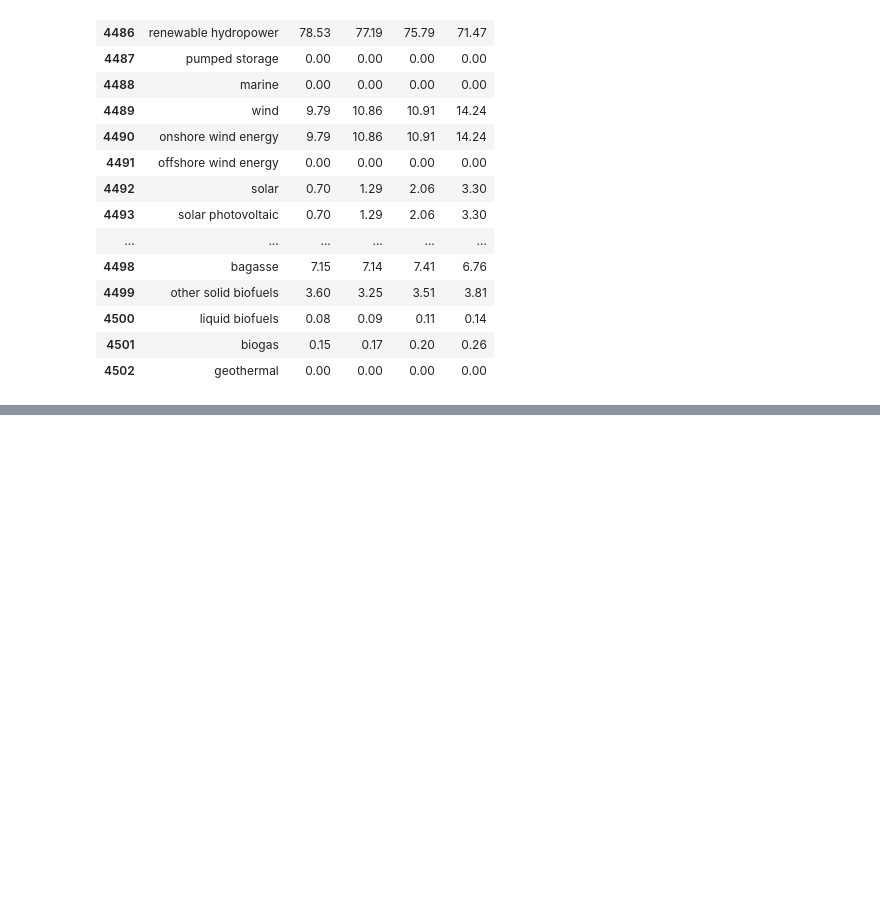
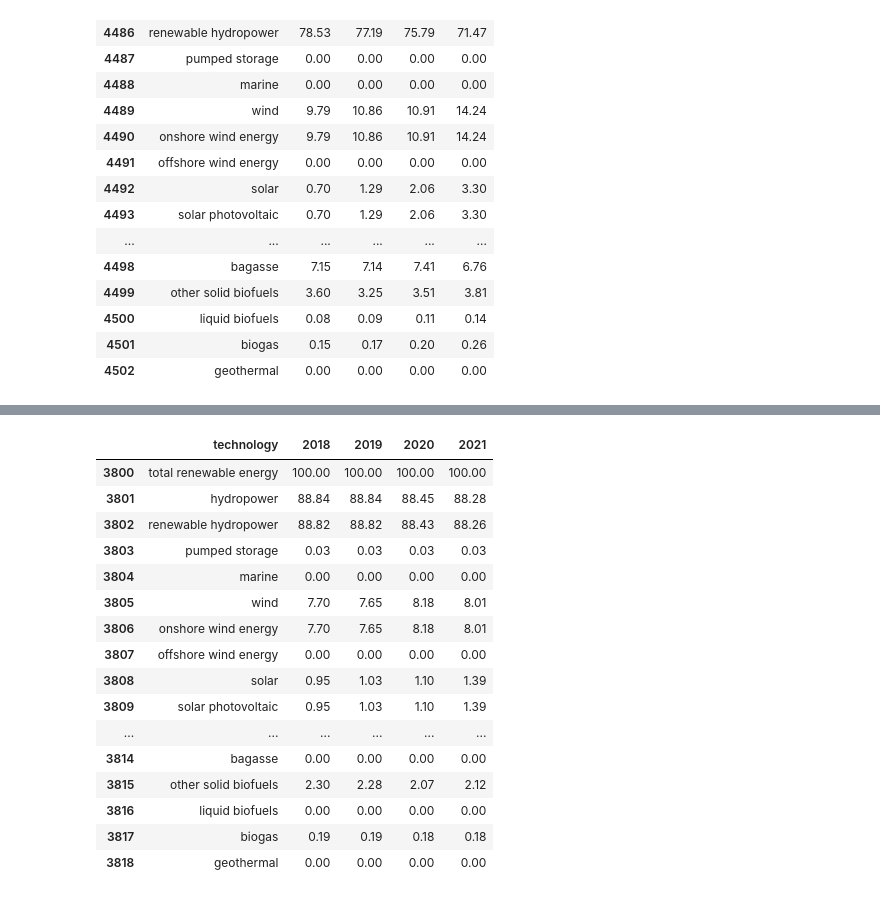
Before and after one commit to Prash1723/Renewable_research, a Jupyter notebook: renewable_insights.ipynb, the cells around one changed output, grey strips where cells are left out. Saved outputs shown, nothing was run; the diff lists cells and outputs as text; code cells hidden in the pictures; blank space fills up the shorter version.

```diff
--- a/renewable_insights.ipynb
+++ b/renewable_insights.ipynb
@@ -344,0 +395,20 @@ country_data(en_df, "brazil")
+# %%
+country_perc(en_df, "canada")
+# %% [output]
+|  | technology | 2018 | 2019 | 2020 | 2021 |
+| 3800 | total renewable energy | 100.00 | 100.00 | 100.00 | 100.00 |
+| 3801 | hydropower | 88.84 | 88.84 | 88.45 | 88.28 |
+| 3802 | renewable hydropower | 88.82 | 88.82 | 88.43 | 88.26 |
+| 3803 | pumped storage | 0.03 | 0.03 | 0.03 | 0.03 |
+| 3804 | marine | 0.00 | 0.00 | 0.00 | 0.00 |
+| 3805 | wind | 7.70 | 7.65 | 8.18 | 8.01 |
+| 3806 | onshore wind energy | 7.70 | 7.65 | 8.18 | 8.01 |
+| 3807 | offshore wind energy | 0.00 | 0.00 | 0.00 | 0.00 |
+| 3808 | solar | 0.95 | 1.03 | 1.10 | 1.39 |
+| 3809 | solar photovoltaic | 0.95 | 1.03 | 1.10 | 1.39 |
+| ... | ... | ... | ... | ... | ... |
+| 3814 | bagasse | 0.00 | 0.00 | 0.00 | 0.00 |
+| 3815 | other solid biofuels | 2.30 | 2.28 | 2.07 | 2.12 |
+| 3816 | liquid biofuels | 0.00 | 0.00 | 0.00 | 0.00 |
+| 3817 | biogas | 0.19 | 0.19 | 0.18 | 0.18 |
+| 3818 | geothermal | 0.00 | 0.00 | 0.00 | 0.00 |
```
Also changed, not shown: parts of 10 cells of this notebook, 1 other file.
